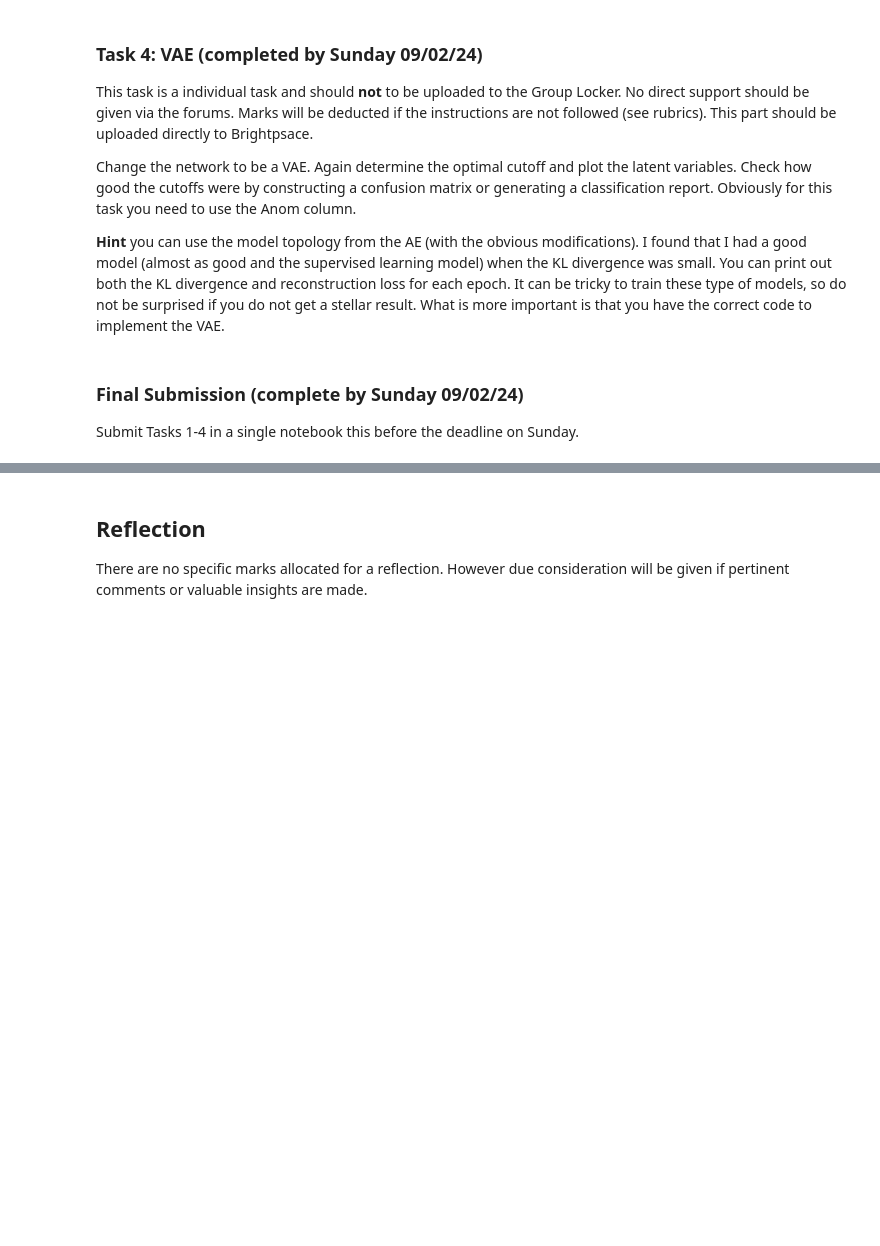
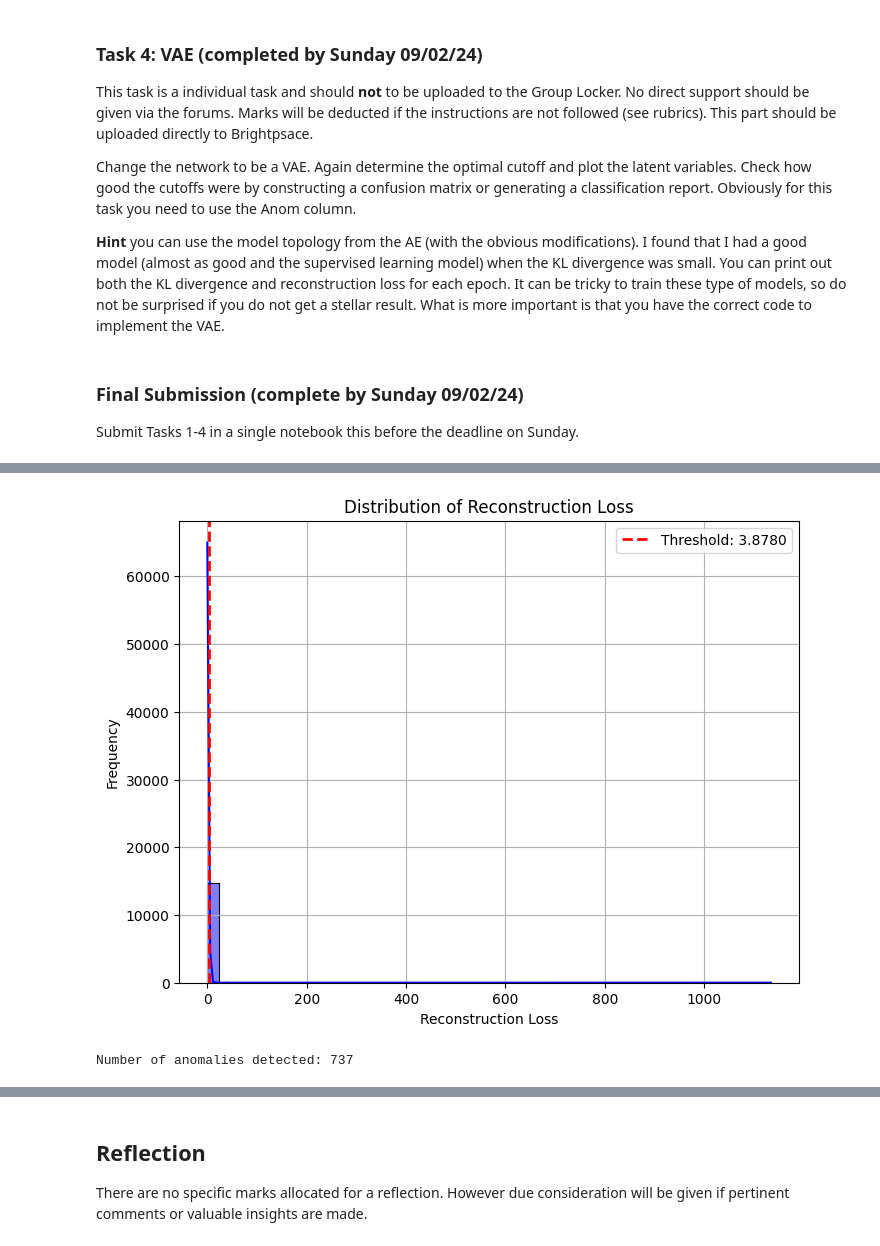
Before and after one commit to Noonansean1/CS5004, a Jupyter notebook: e-tivities/Etivity1_23300159.ipynb, the cells around one changed output, grey strips where cells are left out. Saved outputs shown, nothing was run; the diff lists cells and outputs as text; code cells hidden in the pictures; blank space fills up the shorter version.

```diff
--- a/e-tivities/Etivity1_23300159.ipynb
+++ b/e-tivities/Etivity1_23300159.ipynb
@@ -763,0 +758,23 @@ plt.show()
+# %%
+import matplotlib.pyplot as plt
+import seaborn as sns
+
+plt.figure(figsize=(8, 6))
+sns.histplot(reconstruction_loss, bins=50, kde=True, color='blue')
+plt.axvline(threshold, color='red', linestyle='dashed', linewidth=2, label=f'Threshold: {threshold:.4f}')
+plt.xlabel("Reconstruction Loss")
+plt.ylabel("Frequency")
+plt.title("Distribution of Reconstruction Loss")
+plt.legend()
+plt.grid(True)
+plt.show()
+# %% [output]
+[figure, added]
+# %%
+# Predict anomalies: If reconstruction loss > threshold, classify as anomaly (1), else normal (0)
+y_pred = (reconstruction_loss > threshold).astype(int)
+
+# Print number of anomalies detected
+print(f"Number of anomalies detected: {np.sum(y_pred)}")
+# %% [output]
+Number of anomalies detected: 737
```
Also changed, not shown: parts of 41 cells of this notebook.
